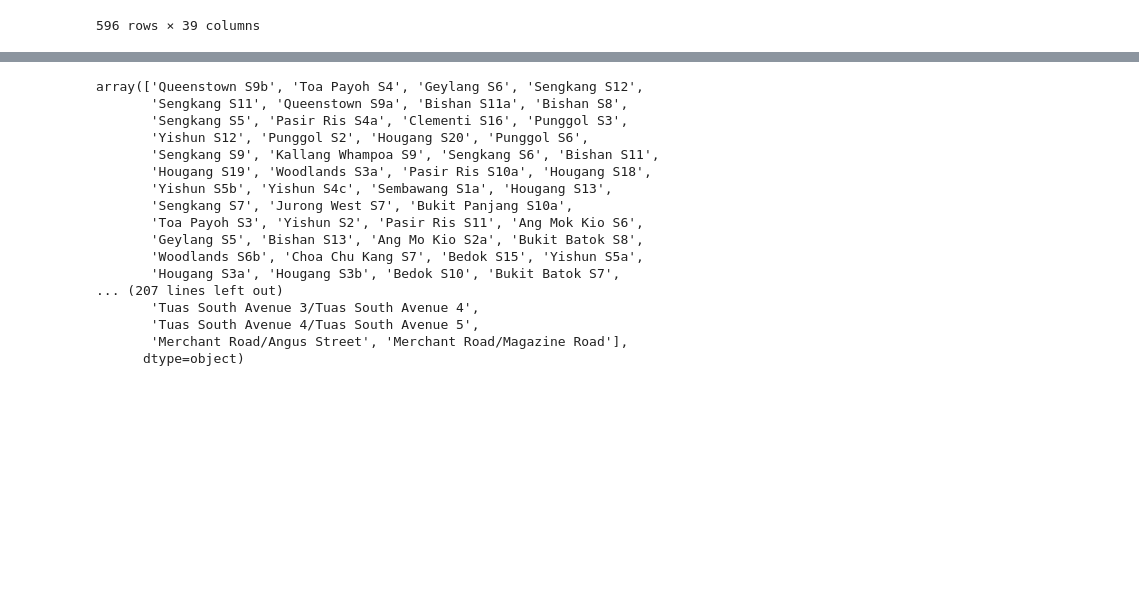
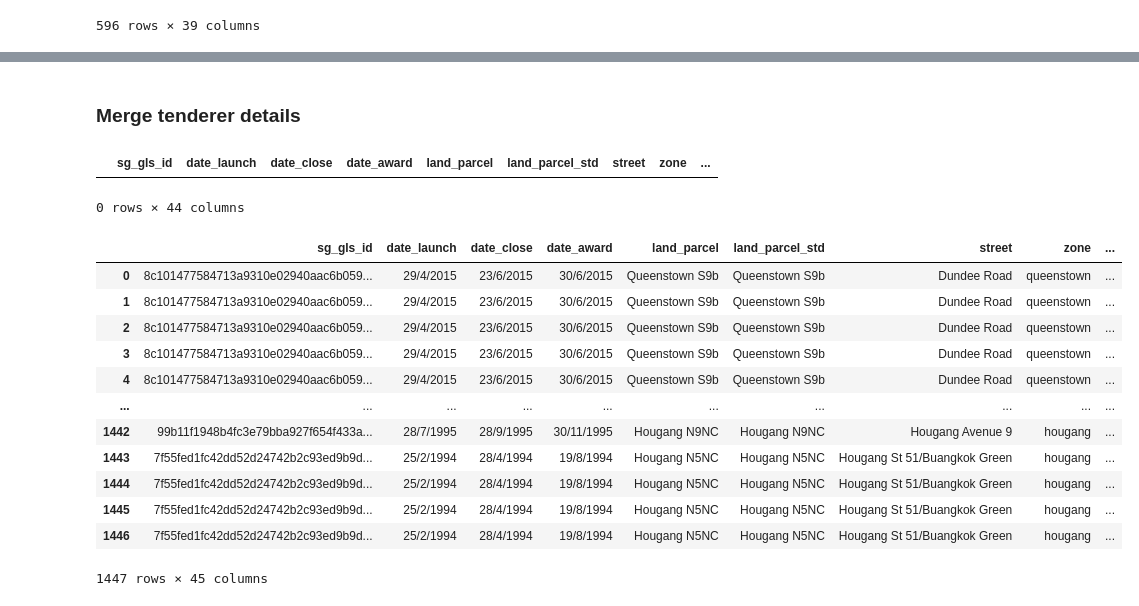
Before and after one commit to HaikangREA/sg_land_tendering, a Jupyter notebook: land_tender_feature_engineering.ipynb, the cells around one changed output, grey strips where cells are left out. Saved outputs shown, nothing was run; the diff lists cells and outputs as text; code cells hidden in the pictures; blank space fills up the shorter version.

```diff
--- a/land_tender_feature_engineering.ipynb
+++ b/land_tender_feature_engineering.ipynb
@@ -445,0 +460,9 @@ list(tender_details.columns)
+# %%
+bt_idx = align_names[align_names.ori_name.str.contains('Bt')].index
+align_names.iloc[bt_idx, 0] = align_names.iloc[bt_idx, 0].apply(lambda x: x.replace('Bt', 'Bukit'))
+align_names['aligned'] = align_names.ori_name.apply(name_match, dictionary=unique_land_details.apply(lambda x: ' '.join(x.split(' ')[:-1])))
+align_names['name_repl'] = align_names.aligned.apply(lambda x: x[0]) + ' ' + align_names.parcel_code
+# %%
+name_replace = align_names[['original', 'name_repl']]
+name_replace.rename(columns={'original': 'land_parcel'}, inplace=True)
+name_replace
@@ -445,0 +487,3 @@ list(tender_details.columns)
+# %%
+# replace names
+gls.insert(loc=5, column='land_parcel_std', value=pd.merge(gls, name_replace, on='land_parcel').name_repl)
@@ -446,21 +492,8 @@ list(tender_details.columns)
+# %% [markdown]
+### Merge tenderer details
 # %%
-gls_details = pd.merge(gls, tender_details, how='left', left_on='land_parcel', right_on='land_parcel')
-gls_details.land_parcel.unique()
+gls_details = pd.merge(gls[gls.source=='hdb'], tender_details, how='left', on='land_parcel_std')
+gls_details[gls_details.tenderer_rank.isna()]
 # %% [output]
+|  | sg_gls_id | date_launch | date_close | date_award | land_parcel | land_parcel_std | street | zone | ... |
-array(['Queenstown S9b', 'Toa Payoh S4', 'Geylang S6', 'Sengkang S12',
-       'Sengkang S11', 'Queenstown S9a', 'Bishan S11a', 'Bishan S8',
-       'Sengkang S5', 'Pasir Ris S4a', 'Clementi S16', 'Punggol S3',
-       'Yishun S12', 'Punggol S2', 'Hougang S20', 'Punggol S6',
-       'Sengkang S9', 'Kallang Whampoa S9', 'Sengkang S6', 'Bishan S11',
-       'Hougang S19', 'Woodlands S3a', 'Pasir Ris S10a', 'Hougang S18',
-       'Yishun S5b', 'Yishun S4c', 'Sembawang S1a', 'Hougang S13',
-       'Sengkang S7', 'Jurong West S7', 'Bukit Panjang S10a',
-       'Toa Payoh S3', 'Yishun S2', 'Pasir Ris S11', 'Ang Mok Kio S6',
-       'Geylang S5', 'Bishan S13', 'Ang Mo Kio S2a', 'Bukit Batok S8',
-       'Woodlands S6b', 'Choa Chu Kang S7', 'Bedok S15', 'Yishun S5a',
-       'Hougang S3a', 'Hougang S3b', 'Bedok S10', 'Bukit Batok S7',
-... (207 lines left out)
-       'Tuas South Avenue 3/Tuas South Avenue 4',
-       'Tuas South Avenue 4/Tuas South Avenue 5',
-       'Merchant Road/Angus Street', 'Merchant Road/Magazine Road'],
-      dtype=object)
+0 rows × 44 columns
@@ -468,0 +500,18 @@ array(['Queenstown S9b', 'Toa Payoh S4', 'Geylang S6', 'Sengkang S12',
+# %%
+gls_details['price_psm_gfa'] = gls_details.tender_price / gls_details.gfa_sqm
+gls_details['price_psm_gfa'] = gls_details.price_psm_gfa.apply(lambda x: '%.2f' %x)
+gls_details
+# %% [output]
+|  | sg_gls_id | date_launch | date_close | date_award | land_parcel | land_parcel_std | street | zone | ... |
+| 0 | 8c101477584713a9310e02940aac6b059... | 29/4/2015 | 23/6/2015 | 30/6/2015 | Queenstown S9b | Queenstown S9b | Dundee Road | queenstown | ... |
+| 1 | 8c101477584713a9310e02940aac6b059... | 29/4/2015 | 23/6/2015 | 30/6/2015 | Queenstown S9b | Queenstown S9b | Dundee Road | queenstown | ... |
+| 2 | 8c101477584713a9310e02940aac6b059... | 29/4/2015 | 23/6/2015 | 30/6/2015 | Queenstown S9b | Queenstown S9b | Dundee Road | queenstown | ... |
+| 3 | 8c101477584713a9310e02940aac6b059... | 29/4/2015 | 23/6/2015 | 30/6/2015 | Queenstown S9b | Queenstown S9b | Dundee Road | queenstown | ... |
+| 4 | 8c101477584713a9310e02940aac6b059... | 29/4/2015 | 23/6/2015 | 30/6/2015 | Queenstown S9b | Queenstown S9b | Dundee Road | queenstown | ... |
+| ... | ... | ... | ... | ... | ... | ... | ... | ... | ... |
+| 1442 | 99b11f1948b4fc3e79bba927f654f433a... | 28/7/1995 | 28/9/1995 | 30/11/1995 | Hougang N9NC | Hougang N9NC | Hougang Avenue 9 | hougang | ... |
+| 1443 | 7f55fed1fc42dd52d24742b2c93ed9b9d... | 25/2/1994 | 28/4/1994 | 19/8/1994 | Hougang N5NC | Hougang N5NC | Hougang St 51/Buangkok Green | hougang | ... |
+| 1444 | 7f55fed1fc42dd52d24742b2c93ed9b9d... | 25/2/1994 | 28/4/1994 | 19/8/1994 | Hougang N5NC | Hougang N5NC | Hougang St 51/Buangkok Green | hougang | ... |
+| 1445 | 7f55fed1fc42dd52d24742b2c93ed9b9d... | 25/2/1994 | 28/4/1994 | 19/8/1994 | Hougang N5NC | Hougang N5NC | Hougang St 51/Buangkok Green | hougang | ... |
+| 1446 | 7f55fed1fc42dd52d24742b2c93ed9b9d... | 25/2/1994 | 28/4/1994 | 19/8/1994 | Hougang N5NC | Hougang N5NC | Hougang St 51/Buangkok Green | hougang | ... |
+1447 rows × 45 columns
```
Also changed, not shown: parts of 11 cells of this notebook.
